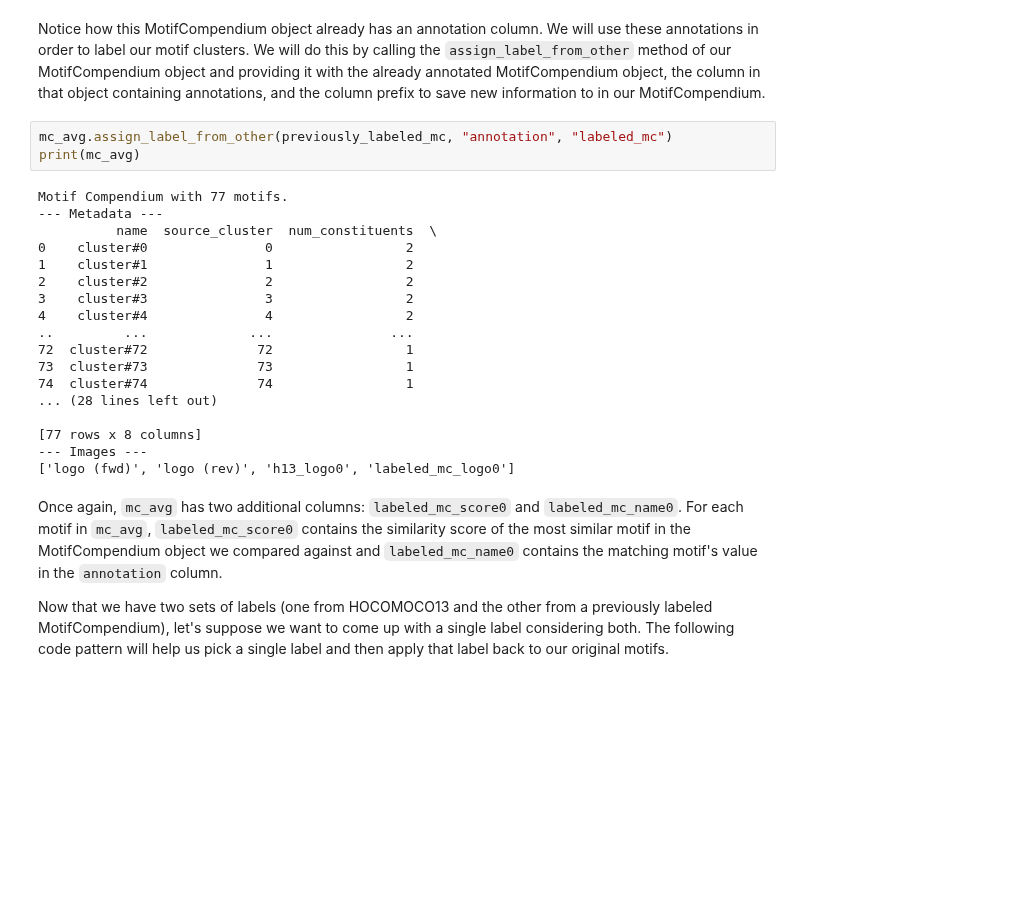
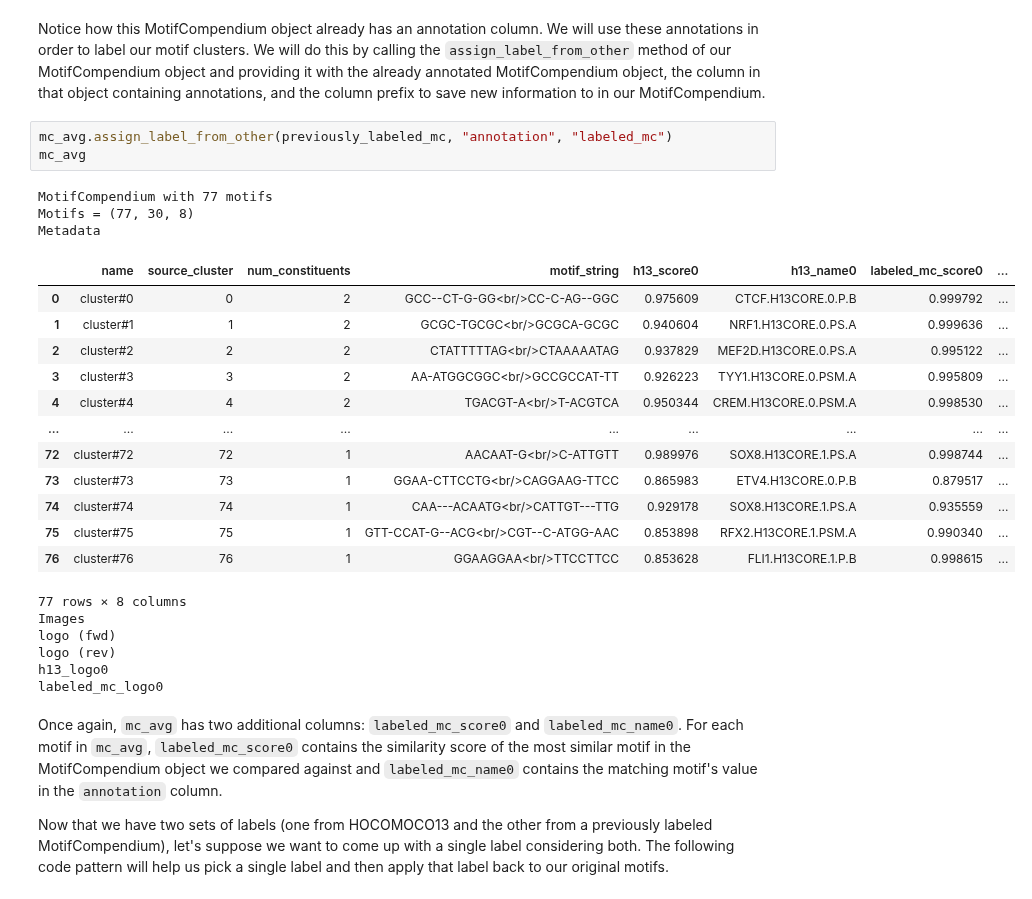
Before and after one commit to kundajelab/MotifCompendium, a Jupyter notebook: tutorials/1_basic_usage.ipynb, the cells around one changed output. Drawn from its saved outputs; the diff is of its cells as text; blank space fills up the shorter version.

```diff
--- a/tutorials/1_basic_usage.ipynb
+++ b/tutorials/1_basic_usage.ipynb
@@ -263,25 +268,29 @@ Motif Compendium with 6167 motifs.
 Notice how this MotifCompendium object already has an annotation column. We will use these annotations in order to label our motif clusters. We will do this by calling the `assign_label_from_other` method of our MotifCompendium object and providing it with the already annotated MotifCompendium object, the column in that object containing annotations, and the column prefix to save new information to in our MotifCompendium.
 # %%
 mc_avg.assign_label_from_other(previously_labeled_mc, "annotation", "labeled_mc")
-print(mc_avg)
+mc_avg
 # %% [output]
-Motif Compendium with 77 motifs.
---- Metadata ---
-          name  source_cluster  num_constituents  \
-0    cluster#0               0                 2
-1    cluster#1               1                 2
-2    cluster#2               2                 2
-3    cluster#3               3                 2
-4    cluster#4               4                 2
-..         ...             ...               ...
-72  cluster#72              72                 1
-73  cluster#73              73                 1
-74  cluster#74              74                 1
-... (28 lines left out)
-
-[77 rows x 8 columns]
---- Images ---
-['logo (fwd)', 'logo (rev)', 'h13_logo0', 'labeled_mc_logo0']
+MotifCompendium with 77 motifs
+Motifs = (77, 30, 8)
+Metadata
+|  | name | source_cluster | num_constituents | motif_string | h13_score0 | h13_name0 | labeled_mc_score0 | ... |
+| 0 | cluster#0 | 0 | 2 | GCC--CT-G-GG<br/>CC-C-AG--GGC | 0.975609 | CTCF.H13CORE.0.P.B | 0.999792 | ... |
+| 1 | cluster#1 | 1 | 2 | GCGC-TGCGC<br/>GCGCA-GCGC | 0.940604 | NRF1.H13CORE.0.PS.A | 0.999636 | ... |
+| 2 | cluster#2 | 2 | 2 | CTATTTTTAG<br/>CTAAAAATAG | 0.937829 | MEF2D.H13CORE.0.PS.A | 0.995122 | ... |
+| 3 | cluster#3 | 3 | 2 | AA-ATGGCGGC<br/>GCCGCCAT-TT | 0.926223 | TYY1.H13CORE.0.PSM.A | 0.995809 | ... |
+| 4 | cluster#4 | 4 | 2 | TGACGT-A<br/>T-ACGTCA | 0.950344 | CREM.H13CORE.0.PSM.A | 0.998530 | ... |
+| ... | ... | ... | ... | ... | ... | ... | ... | ... |
+| 72 | cluster#72 | 72 | 1 | AACAAT-G<br/>C-ATTGTT | 0.989976 | SOX8.H13CORE.1.PS.A | 0.998744 | ... |
+| 73 | cluster#73 | 73 | 1 | GGAA-CTTCCTG<br/>CAGGAAG-TTCC | 0.865983 | ETV4.H13CORE.0.P.B | 0.879517 | ... |
+| 74 | cluster#74 | 74 | 1 | CAA---ACAATG<br/>CATTGT---TTG | 0.929178 | SOX8.H13CORE.1.PS.A | 0.935559 | ... |
+| 75 | cluster#75 | 75 | 1 | GTT-CCAT-G--ACG<br/>CGT--C-ATGG-AAC | 0.853898 | RFX2.H13CORE.1.PSM.A | 0.990340 | ... |
+| 76 | cluster#76 | 76 | 1 | GGAAGGAA<br/>TTCCTTCC | 0.853628 | FLI1.H13CORE.1.P.B | 0.998615 | ... |
+77 rows × 8 columns
+Images
+logo (fwd)
+logo (rev)
+h13_logo0
+labeled_mc_logo0
 # %% [markdown]
 Once again, `mc_avg` has two additional columns: `labeled_mc_score0` and `labeled_mc_name0`. For each motif in `mc_avg`, `labeled_mc_score0` contains the similarity score of the most similar motif in the MotifCompendium object we compared against and `labeled_mc_name0` contains the matching motif's value in the `annotation` column.
 
```
Also changed, not shown: parts of 10 cells of this notebook, 1 other file.
